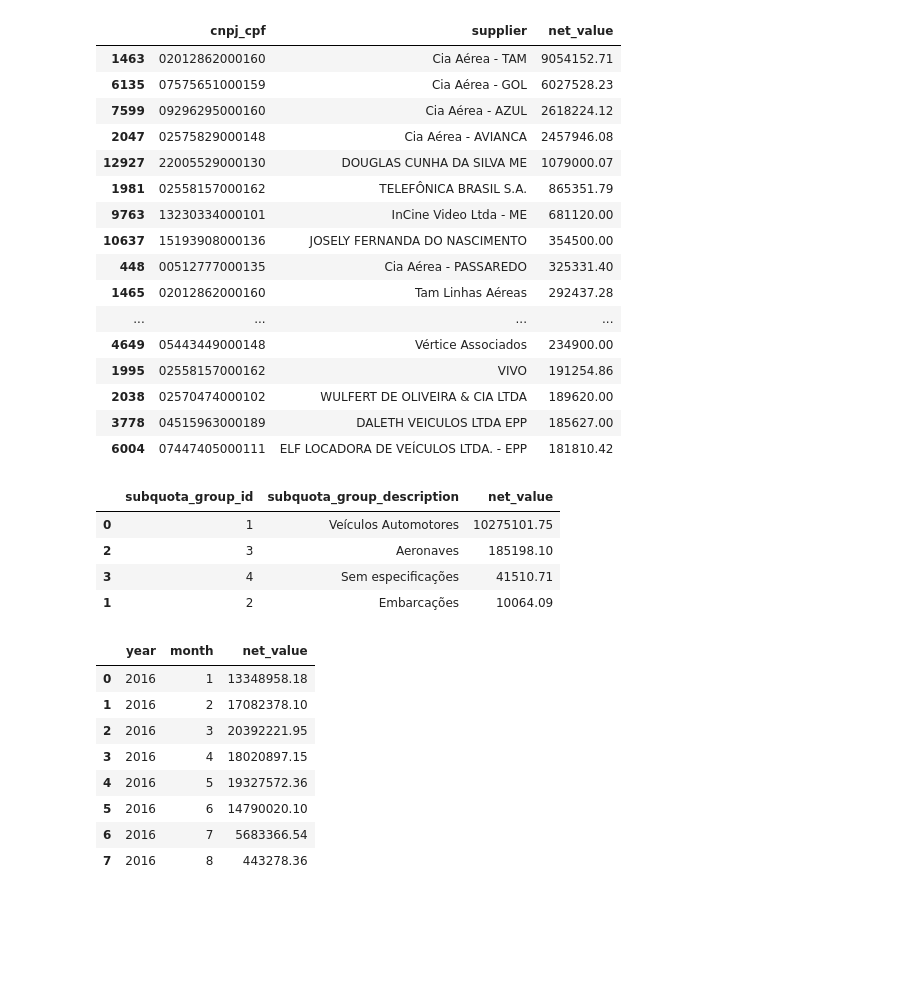
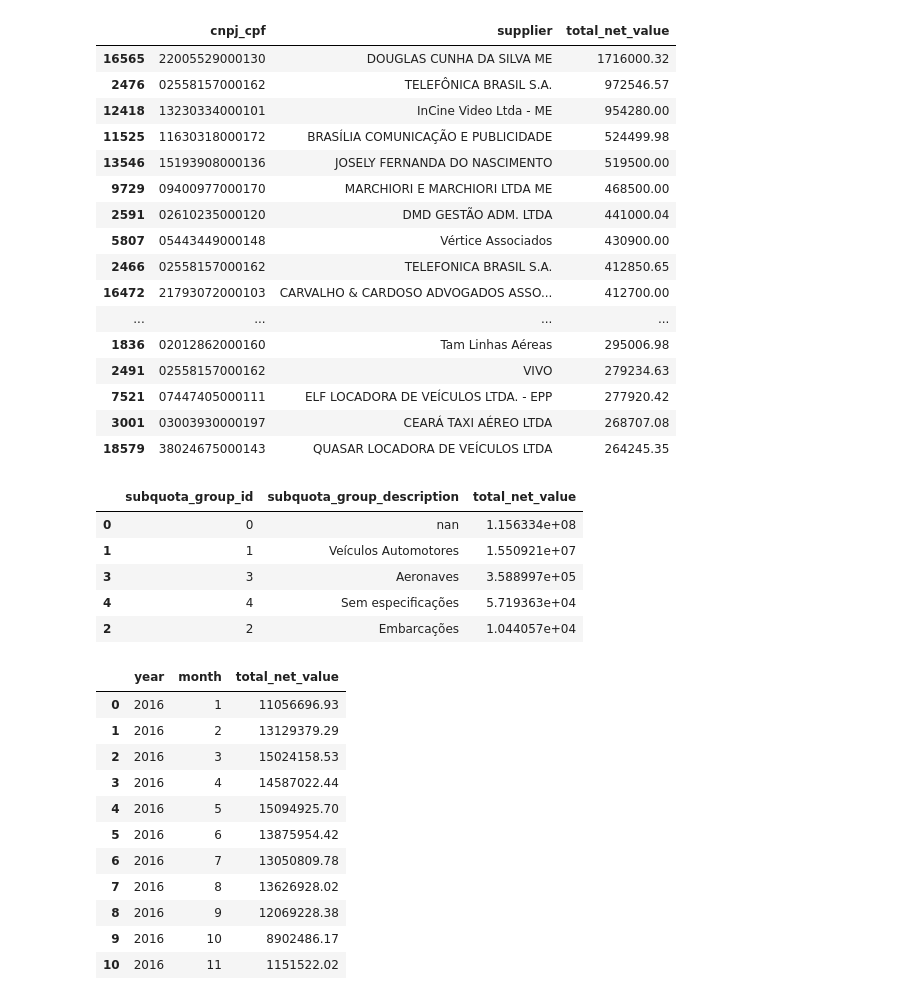
Before and after one commit to okfn-brasil/serenata-de-amor, a Jupyter notebook: develop/2016-11-06-cnlenzc-group-analysis-expense-by-person-category-supplier.ipynb, the cells around one changed output. Cells and saved outputs as stored; diff of their text form; code cells hidden in the pictures; blank space fills up the shorter version.

```diff
--- a/develop/2016-11-06-cnlenzc-group-analysis-expense-by-person-category-supplier.ipynb
+++ b/develop/2016-11-06-cnlenzc-group-analysis-expense-by-person-category-supplier.ipynb
@@ -3,14 +4,16 @@ import pandas as pd
 import numpy as np
 import matplotlib.pyplot as plt
 # %%
-data = pd.read_csv('../data/2016-08-08-last-year.xz',
+data = pd.read_csv('../data/2016-11-19-reimbursements.xz',
                    parse_dates=[16],
                    dtype={'document_id': np.str,
                           'congressperson_id': np.str,
                           'congressperson_document': np.str,
                           'term_id': np.str,
                           'cnpj_cpf': np.str,
-                          'reimbursement_number': np.str})
+                          'reimbursement_number': np.str},
+                   low_memory=False)
+data = data[data['year'] == 2016]
 # %%
 tot_deputado = \
    data.groupby(['party', 'state', 'applicant_id', 'congressperson_name'], as_index=False)\
@@ -63,50 +66,54 @@ plt.show()
 # %%
 data.groupby(['cnpj_cpf', 'supplier'
              ], as_index=False)\
-   .agg({'net_value': np.nansum})\
-   .sort_values(by='net_value', ascending=False)[0:20]
+   .agg({'total_net_value': np.nansum})\
+   .sort_values(by='total_net_value', ascending=False)[0:20]
 # %% [output]
-|  | cnpj_cpf | supplier | net_value |
-| 1463 | 02012862000160 | Cia Aérea - TAM | 9054152.71 |
-| 6135 | 07575651000159 | Cia Aérea - GOL | 6027528.23 |
-| 7599 | 09296295000160 | Cia Aérea - AZUL | 2618224.12 |
-| 2047 | 02575829000148 | Cia Aérea - AVIANCA | 2457946.08 |
-| 12927 | 22005529000130 | DOUGLAS CUNHA DA SILVA ME | 1079000.07 |
-| 1981 | 02558157000162 | TELEFÔNICA BRASIL S.A. | 865351.79 |
-| 9763 | 13230334000101 | InCine Video Ltda - ME | 681120.00 |
-| 10637 | 15193908000136 | JOSELY FERNANDA DO NASCIMENTO | 354500.00 |
-| 448 | 00512777000135 | Cia Aérea - PASSAREDO | 325331.40 |
-| 1465 | 02012862000160 | Tam Linhas Aéreas | 292437.28 |
+|  | cnpj_cpf | supplier | total_net_value |
+| 16565 | 22005529000130 | DOUGLAS CUNHA DA SILVA ME | 1716000.32 |
+| 2476 | 02558157000162 | TELEFÔNICA BRASIL S.A. | 972546.57 |
+| 12418 | 13230334000101 | InCine Video Ltda - ME | 954280.00 |
+| 11525 | 11630318000172 | BRASÍLIA COMUNICAÇÃO E PUBLICIDADE | 524499.98 |
+| 13546 | 15193908000136 | JOSELY FERNANDA DO NASCIMENTO | 519500.00 |
+| 9729 | 09400977000170 | MARCHIORI E MARCHIORI LTDA ME | 468500.00 |
+| 2591 | 02610235000120 | DMD GESTÃO ADM. LTDA | 441000.04 |
+| 5807 | 05443449000148 | Vértice Associados | 430900.00 |
+| 2466 | 02558157000162 | TELEFONICA BRASIL S.A. | 412850.65 |
+| 16472 | 21793072000103 | CARVALHO & CARDOSO ADVOGADOS ASSO... | 412700.00 |
 | ... | ... | ... | ... |
-| 4649 | 05443449000148 | Vértice Associados | 234900.00 |
-| 1995 | 02558157000162 | VIVO | 191254.86 |
-| 2038 | 02570474000102 | WULFERT DE OLIVEIRA & CIA LTDA | 189620.00 |
-| 3778 | 04515963000189 | DALETH VEICULOS LTDA EPP | 185627.00 |
-| 6004 | 07447405000111 | ELF LOCADORA DE VEÍCULOS LTDA. - EPP | 181810.42 |
+| 1836 | 02012862000160 | Tam Linhas Aéreas | 295006.98 |
+| 2491 | 02558157000162 | VIVO | 279234.63 |
+| 7521 | 07447405000111 | ELF LOCADORA DE VEÍCULOS LTDA. - EPP | 277920.42 |
+| 3001 | 03003930000197 | CEARÁ TAXI AÉREO LTDA | 268707.08 |
+| 18579 | 38024675000143 | QUASAR LOCADORA DE VEÍCULOS LTDA | 264245.35 |
 # %%
 data.groupby(['subquota_group_id', 'subquota_group_description'], as_index=False)\
-   .agg({'net_value': np.nansum})\
-   .sort_values(by='net_value', ascending=False)[0:10]
+   .agg({'total_net_value': np.nansum})\
+   .sort_values(by='total_net_value', ascending=False)[0:10]
 # %% [output]
-|  | subquota_group_id | subquota_group_description | net_value |
-| 0 | 1 | Veículos Automotores | 10275101.75 |
-| 2 | 3 | Aeronaves | 185198.10 |
-| 3 | 4 | Sem especificações | 41510.71 |
-| 1 | 2 | Embarcações | 10064.09 |
+|  | subquota_group_id | subquota_group_description | total_net_value |
+| 0 | 0 | nan | 1.156334e+08 |
+| 1 | 1 | Veículos Automotores | 1.550921e+07 |
+| 3 | 3 | Aeronaves | 3.588997e+05 |
+| 4 | 4 | Sem especificações | 5.719363e+04 |
+| 2 | 2 | Embarcações | 1.044057e+04 |
 # %%
 data.groupby(['year', 'month'], as_index=False)\
-   .agg({'net_value': np.nansum})\
+   .agg({'total_net_value': np.nansum})\
    .sort_values(by='month', ascending=True)[0:15]
 # %% [output]
-|  | year | month | net_value |
-| 0 | 2016 | 1 | 13348958.18 |
-| 1 | 2016 | 2 | 17082378.10 |
-| 2 | 2016 | 3 | 20392221.95 |
-| 3 | 2016 | 4 | 18020897.15 |
-| 4 | 2016 | 5 | 19327572.36 |
-| 5 | 2016 | 6 | 14790020.10 |
-| 6 | 2016 | 7 | 5683366.54 |
-| 7 | 2016 | 8 | 443278.36 |
+|  | year | month | total_net_value |
+| 0 | 2016 | 1 | 11056696.93 |
+| 1 | 2016 | 2 | 13129379.29 |
+| 2 | 2016 | 3 | 15024158.53 |
+| 3 | 2016 | 4 | 14587022.44 |
+| 4 | 2016 | 5 | 15094925.70 |
+| 5 | 2016 | 6 | 13875954.42 |
+| 6 | 2016 | 7 | 13050809.78 |
+| 7 | 2016 | 8 | 13626928.02 |
+| 8 | 2016 | 9 | 12069228.38 |
+| 9 | 2016 | 10 | 8902486.17 |
+| 10 | 2016 | 11 | 1151522.02 |
 # %%
 print('Type of receipt — 0 (zero) for bill of sale; 1 (one) for simple receipt; and 2 (two) to expense made abroad.')
 data.groupby(['document_type'], as_index=False)\
```
Also changed, not shown: parts of 5 cells of this notebook, 8 other files.
